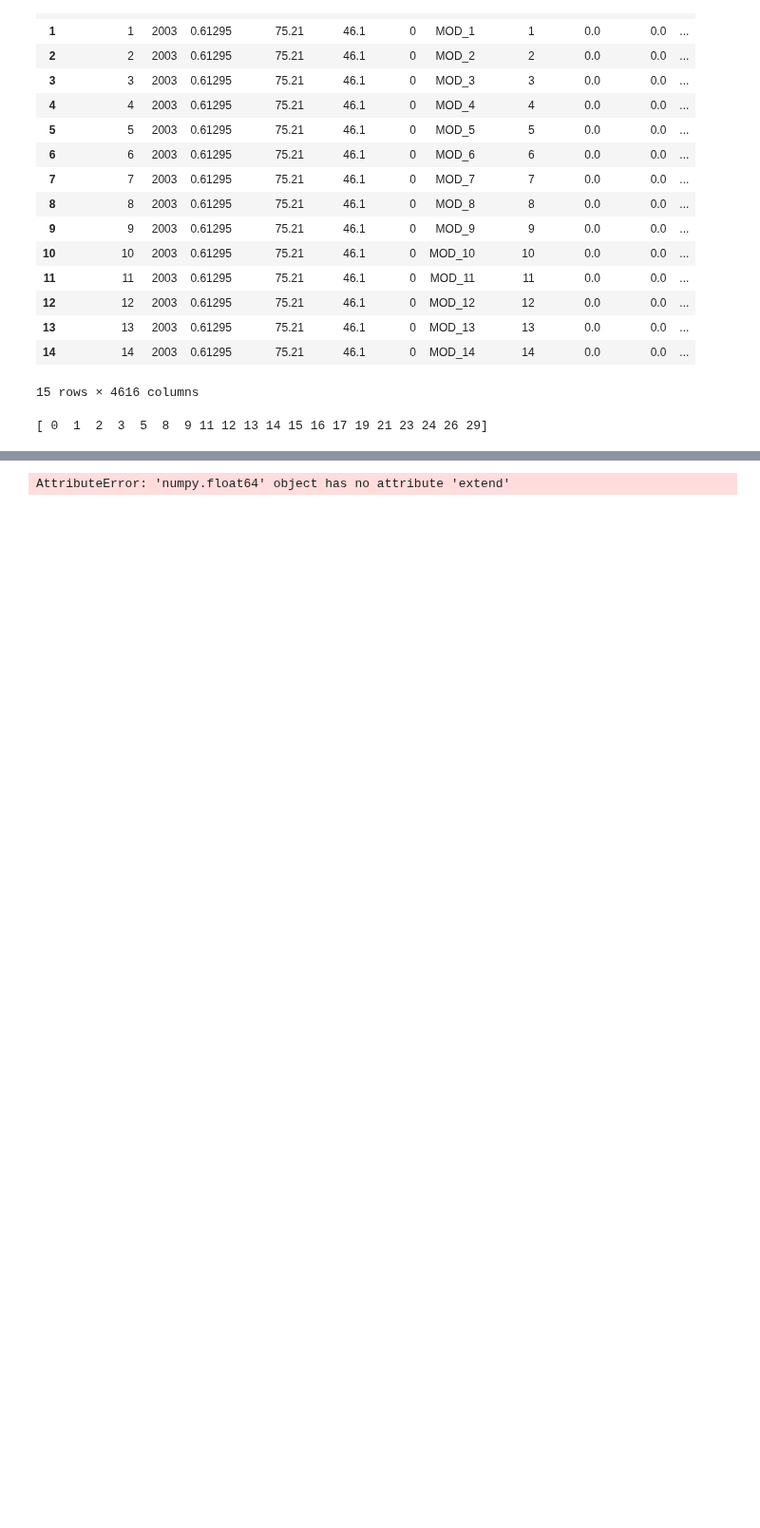
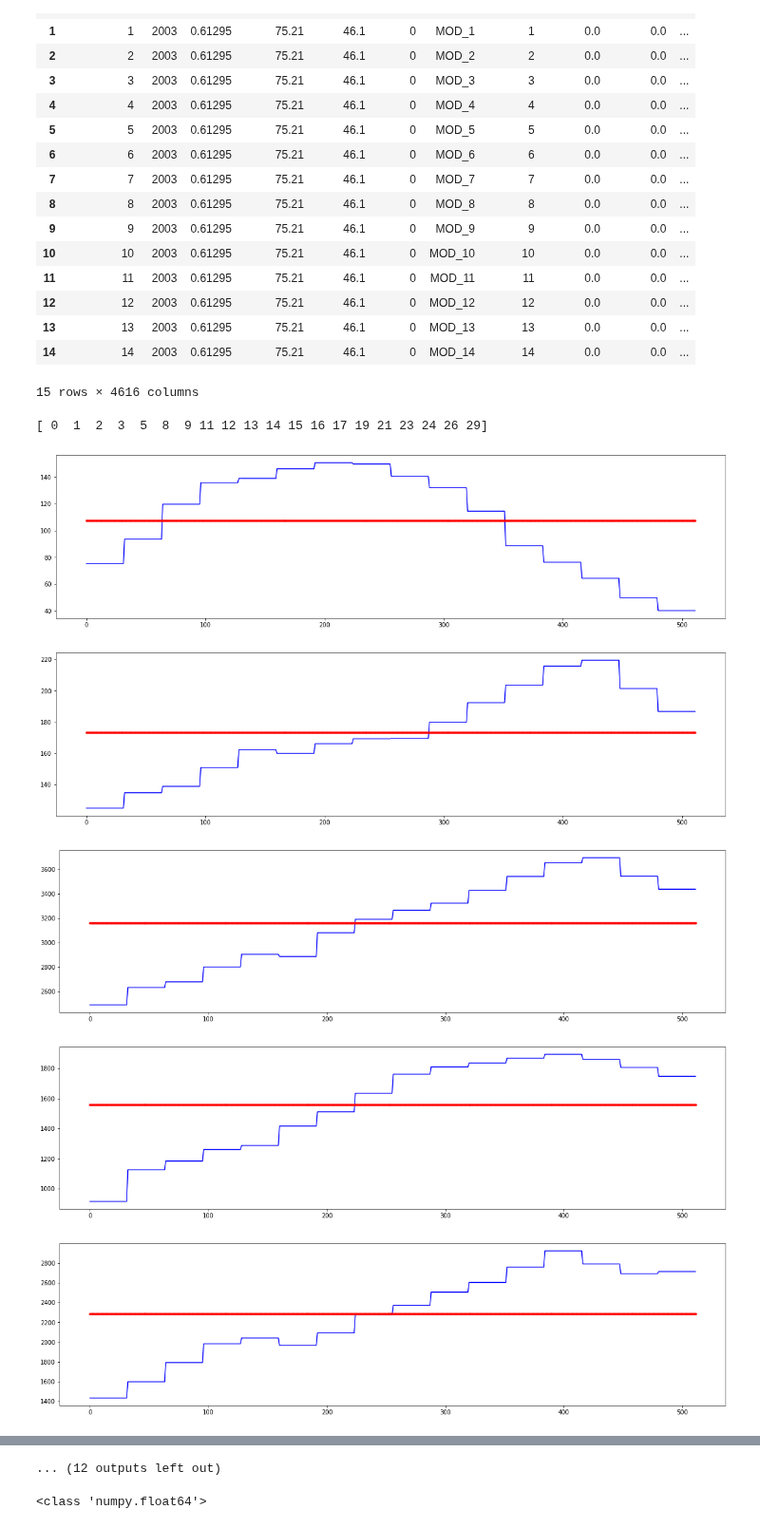
Before and after one commit to koyacolab/china, a Jupyter notebook: ChinaTFT_light_3run.ipynb, the cells around one changed output, grey strips where cells are left out. Shown at 95% size. Drawn from its saved outputs; the diff is of its cells as text; code cells hidden in the pictures; blank space fills up the shorter version.

Commit message:
batch size mean sown areas experiments

```diff
--- a/ChinaTFT_light_3run.ipynb
+++ b/ChinaTFT_light_3run.ipynb
@@ -108,36 +108,41 @@ data['county'] = data['county'].astype(int)
 # # df = data[ data['county'] ==  4]
 
 print(data['county'].unique())
 
 mean_sownareas = []
-mean_yields = []
+# mean_yields = []
 for county in list(data['county'].unique()):
     df = data[ data['county'] ==  county]
     X = [X for X in range(0, len(df['sownareas']))]
 
     mean_sownarea = df['sownareas'].mean()
-    mean_yields = df['yieldvals'].mean()
+    # mean_yields = df['yieldvals'].mean()
     # print(type(mean_sownarea))
     # print(type(mean_sownarea.round(2) * np.ones((len(X),1))))
     mean_sownareas.extend(mean_sownarea.round(2) * np.ones((len(X),1)))
-    mean_yields.extend(mean_yields.round(2) * np.ones((len(X),1)))
+    # mean_yields.extend(mean_yields.round(2) * np.ones((len(X),1)))
 
     # print(mean_sownarea, df['sownareas'])
 
-    fig, ax1, ax2 = plt.subplots(nrows=1, ncols=2, figsize=(20,5))
+    fig, ax1 = plt.subplots(nrows=1, ncols=1, figsize=(20,5))
 
     ax1.plot(X, np.asarray(df['sownareas']), 'b', label="Actual")
     ax1.plot(X, mean_sownarea * np.ones((len(X),1)), 'r.', label="Mean")
 
-    ax2.plot(X, np.asarray(df['yieldvals']), color='g', label="Actual")
-    ax2.plot(X, mean_yields * np.ones((len(X),1)), color='r.', label="Mean")
+    # ax2.plot(X, np.asarray(df['yieldvals']), color='g', label="Actual")
+    # ax2.plot(X, mean_yields * np.ones((len(X),1)), color='r.', label="Mean")
 
 plt.show()
 
 print(len(mean_sownareas))
 
 data.insert(4, "mean_areas", np.asarray(mean_sownareas).astype(np.float64))
 
 data
 # %% [output]
 [ 0  1  2  3  5  8  9 11 12 13 14 15 16 17 19 21 23 24 26 29]
+[figure, added]
+[figure, added]
+[figure, added]
+[figure, added]
+[figure, added]
@@ -144,9 +155,11 @@ data
-AttributeError: 'numpy.float64' object has no attribute 'extend'
+... (12 outputs left out)
 # %%
 data['years'] = data['years'].astype(str)
 data['county'] = data['county'].astype(str)
 data['time_idx'] = data['time_idx'].astype(np.int64)
 # data.head()
 print(type(data['band_0_500'][0]))
+# %% [output]
+<class 'numpy.float64'>
 # %%
 data.describe()
```
Also changed, not shown: parts of 5 cells of this notebook.
